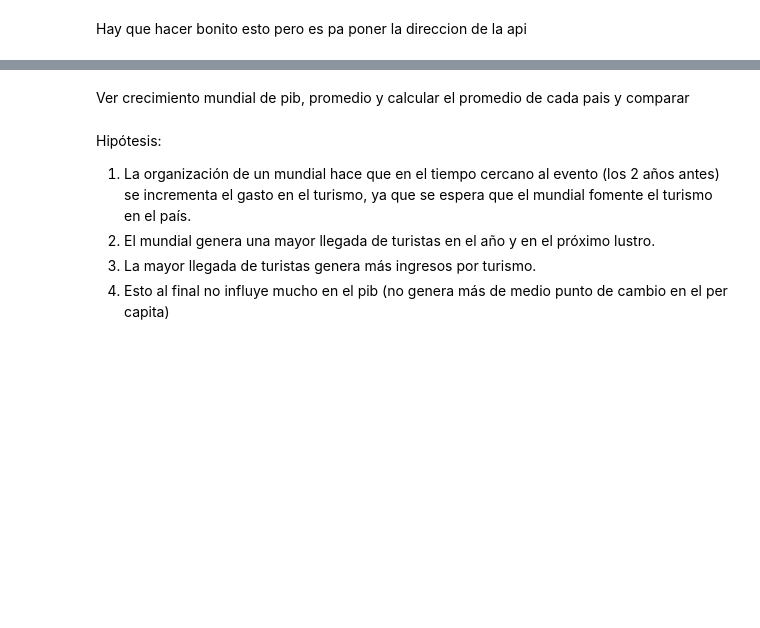
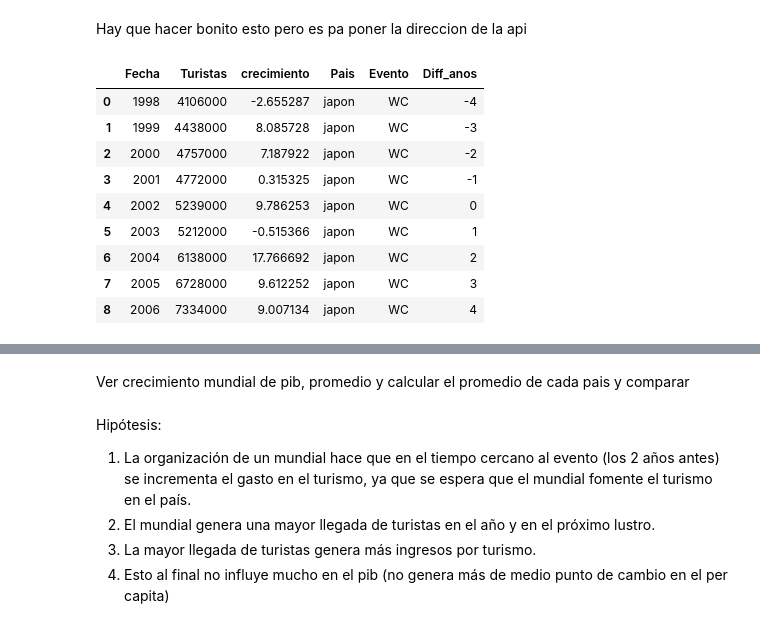
Before and after one commit to ThareauB/Proyecto-libertadores, a Jupyter notebook: proyect.ipynb, the cells around one changed output, grey strips where cells are left out. Saved outputs shown, nothing was run; the diff lists cells and outputs as text; code cells hidden in the pictures; blank space fills up the shorter version.

```diff
--- a/proyect.ipynb
+++ b/proyect.ipynb
@@ -62,0 +72,13 @@ for j in lista_paises:
+# %%
+l_wc[0]
+# %% [output]
+|  | Fecha | Turistas | crecimiento | Pais | Evento | Diff_anos |
+| 0 | 1998 | 4106000 | -2.655287 | japon | WC | -4 |
+| 1 | 1999 | 4438000 | 8.085728 | japon | WC | -3 |
+| 2 | 2000 | 4757000 | 7.187922 | japon | WC | -2 |
+| 3 | 2001 | 4772000 | 0.315325 | japon | WC | -1 |
+| 4 | 2002 | 5239000 | 9.786253 | japon | WC | 0 |
+| 5 | 2003 | 5212000 | -0.515366 | japon | WC | 1 |
+| 6 | 2004 | 6138000 | 17.766692 | japon | WC | 2 |
+| 7 | 2005 | 6728000 | 9.612252 | japon | WC | 3 |
+| 8 | 2006 | 7334000 | 9.007134 | japon | WC | 4 |
```
Also changed, not shown: parts of 9 cells of this notebook.
